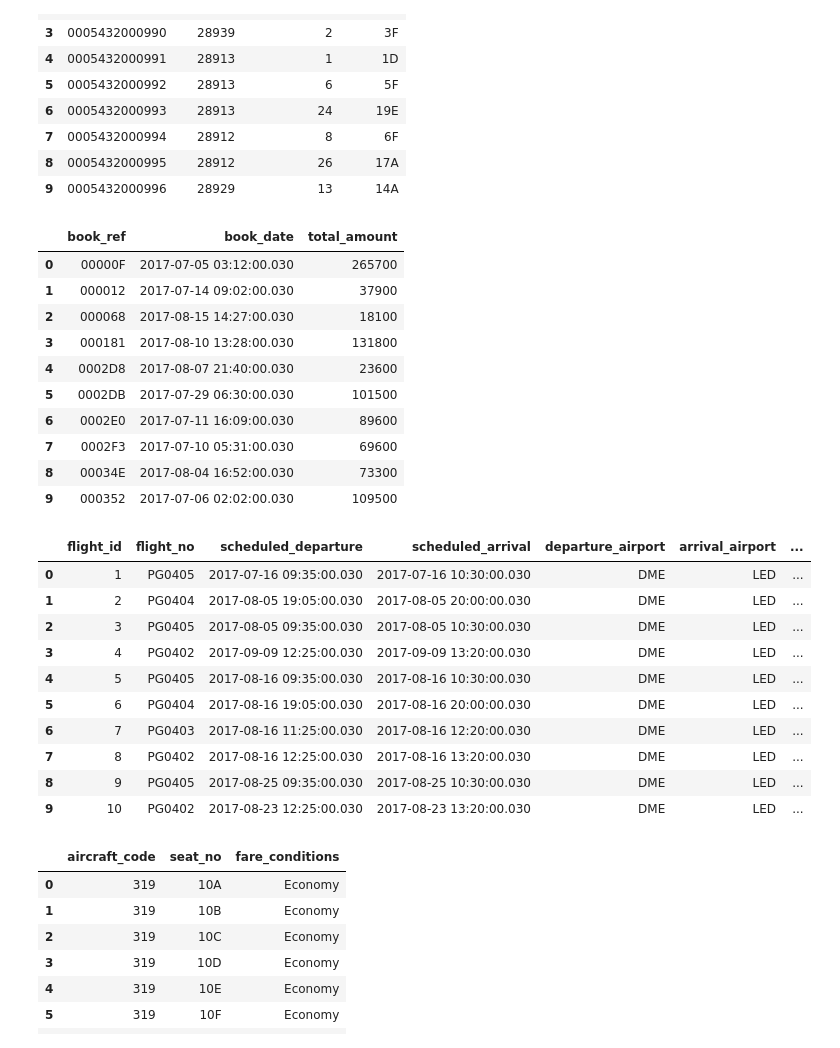
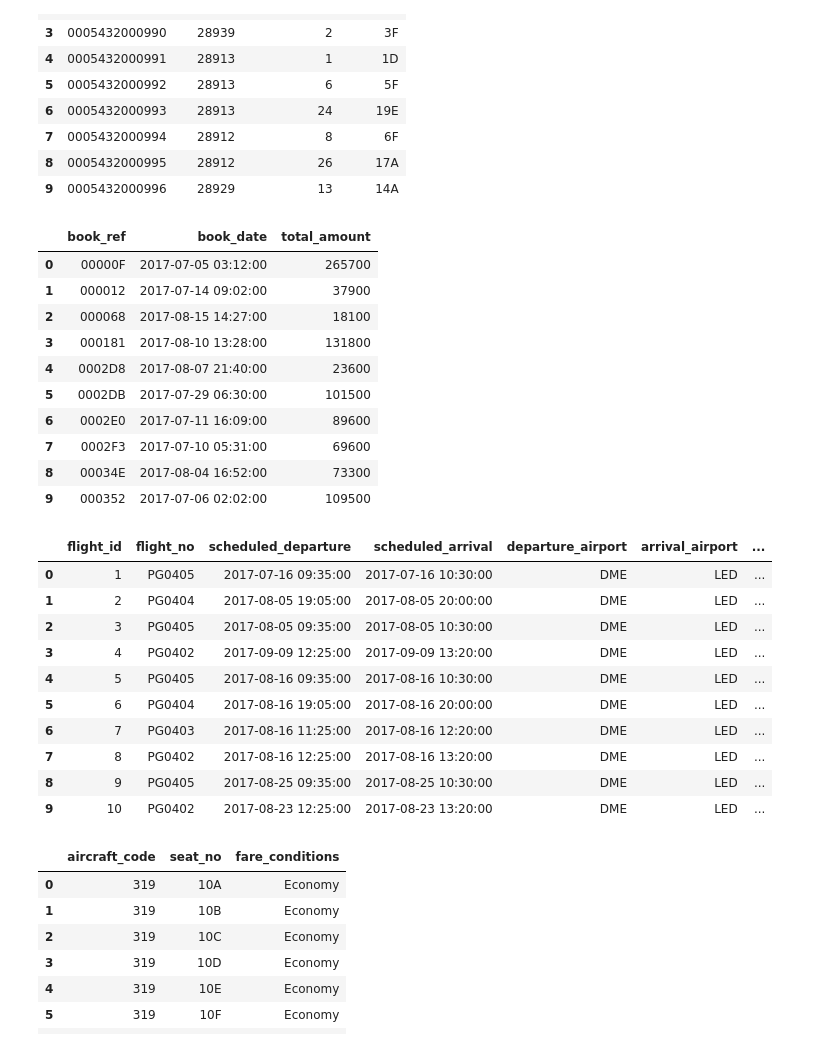
Before and after one commit to Marcelacamerota/ProyectoAerolinea, a Jupyter notebook: EDA/Data Exploration.ipynb, the cells around one changed output. Saved outputs shown, nothing was run; the diff lists cells and outputs as text; code cells hidden in the pictures.

```diff
--- a/EDA/Data Exploration.ipynb
+++ b/EDA/Data Exploration.ipynb
@@ -16,20 +13,3 @@ import warnings
 warnings.filterwarnings('ignore')
 # %% [markdown]
 Conectar a la base de datos en SQL Server
-# %%
-server = 'NOELIA'
-username = 'sa'  # Reemplaza con tu usuario de SQL Server
-password = 'Henry2024'  # Reemplaza con tu contraseña
-driver = 'ODBC Driver 17 for SQL Server'  # Asegúrate de que el driver esté instalado
-database = 'Airline'
-driver = 'ODBC Driver 17 for SQL Server'
-
-conn_str = f'DRIVER={{{driver}}}; SERVER={server};DATABASE={database};Trusted_Connection=yes;'
-
-try:
-    connection= pyodbc.connect(conn_str)
-    cursor = connection.cursor()
-    print (cursor) # Muestra el cursor si todo funciona correctamente
-
-except pyodbc.Error as e:
-    print("Error en la conexión:", e)
@@ -57,0 +41,14 @@ sysdiagrams
+# %%
+user = os.getenv('USER')
+pswd = os.getenv('PASSWORD')
+host = os.getenv('HOST')
+dbName = os.getenv('DB_NAME')
+port = int(os.getenv('PORT'))
+
+try:
+    connection = pymysql.connect(host = host, user = user, passwd = pswd, database = dbName, port = port)
+    cursor = connection.cursor()
+    print (cursor) # Muestra el cursor si todo funciona correctamente
+
+except pymysql.Error as e:
+    print("Error en la conexión:", e)
@@ -140,37 +139,37 @@ boarding_passes
 | 8 | 0005432000995 | 28912 | 26 | 17A |
 | 9 | 0005432000996 | 28929 | 13 | 14A |
 # %%
-query = "SELECT TOP 10 * FROM bookings;"
+query = "SELECT * FROM bookings LIMIT 10;"
 
 bookings = pd.read_sql_query(query, connection)
 bookings
 # %% [output]
 |  | book_ref | book_date | total_amount |
-| 0 | 00000F | 2017-07-05 03:12:00.030 | 265700 |
-| 1 | 000012 | 2017-07-14 09:02:00.030 | 37900 |
-| 2 | 000068 | 2017-08-15 14:27:00.030 | 18100 |
-| 3 | 000181 | 2017-08-10 13:28:00.030 | 131800 |
-| 4 | 0002D8 | 2017-08-07 21:40:00.030 | 23600 |
-| 5 | 0002DB | 2017-07-29 06:30:00.030 | 101500 |
-| 6 | 0002E0 | 2017-07-11 16:09:00.030 | 89600 |
-| 7 | 0002F3 | 2017-07-10 05:31:00.030 | 69600 |
-| 8 | 00034E | 2017-08-04 16:52:00.030 | 73300 |
-| 9 | 000352 | 2017-07-06 02:02:00.030 | 109500 |
+| 0 | 00000F | 2017-07-05 03:12:00 | 265700 |
+| 1 | 000012 | 2017-07-14 09:02:00 | 37900 |
+| 2 | 000068 | 2017-08-15 14:27:00 | 18100 |
+| 3 | 000181 | 2017-08-10 13:28:00 | 131800 |
+| 4 | 0002D8 | 2017-08-07 21:40:00 | 23600 |
+| 5 | 0002DB | 2017-07-29 06:30:00 | 101500 |
+| 6 | 0002E0 | 2017-07-11 16:09:00 | 89600 |
+| 7 | 0002F3 | 2017-07-10 05:31:00 | 69600 |
+| 8 | 00034E | 2017-08-04 16:52:00 | 73300 |
+| 9 | 000352 | 2017-07-06 02:02:00 | 109500 |
 # %%
-query = "SELECT TOP 10 * FROM flights;"
+query = "SELECT * FROM flights LIMIT 10;"
 
 flights = pd.read_sql_query(query, connection)
 flights
 # %% [output]
 |  | flight_id | flight_no | scheduled_departure | scheduled_arrival | departure_airport | arrival_airport | ... |
-| 0 | 1 | PG0405 | 2017-07-16 09:35:00.030 | 2017-07-16 10:30:00.030 | DME | LED | ... |
-| 1 | 2 | PG0404 | 2017-08-05 19:05:00.030 | 2017-08-05 20:00:00.030 | DME | LED | ... |
-| 2 | 3 | PG0405 | 2017-08-05 09:35:00.030 | 2017-08-05 10:30:00.030 | DME | LED | ... |
-| 3 | 4 | PG0402 | 2017-09-09 12:25:00.030 | 2017-09-09 13:20:00.030 | DME | LED | ... |
-| 4 | 5 | PG0405 | 2017-08-16 09:35:00.030 | 2017-08-16 10:30:00.030 | DME | LED | ... |
-| 5 | 6 | PG0404 | 2017-08-16 19:05:00.030 | 2017-08-16 20:00:00.030 | DME | LED | ... |
-| 6 | 7 | PG0403 | 2017-08-16 11:25:00.030 | 2017-08-16 12:20:00.030 | DME | LED | ... |
-| 7 | 8 | PG0402 | 2017-08-16 12:25:00.030 | 2017-08-16 13:20:00.030 | DME | LED | ... |
-| 8 | 9 | PG0405 | 2017-08-25 09:35:00.030 | 2017-08-25 10:30:00.030 | DME | LED | ... |
-| 9 | 10 | PG0402 | 2017-08-23 12:25:00.030 | 2017-08-23 13:20:00.030 | DME | LED | ... |
+| 0 | 1 | PG0405 | 2017-07-16 09:35:00 | 2017-07-16 10:30:00 | DME | LED | ... |
+| 1 | 2 | PG0404 | 2017-08-05 19:05:00 | 2017-08-05 20:00:00 | DME | LED | ... |
+| 2 | 3 | PG0405 | 2017-08-05 09:35:00 | 2017-08-05 10:30:00 | DME | LED | ... |
+| 3 | 4 | PG0402 | 2017-09-09 12:25:00 | 2017-09-09 13:20:00 | DME | LED | ... |
+| 4 | 5 | PG0405 | 2017-08-16 09:35:00 | 2017-08-16 10:30:00 | DME | LED | ... |
+| 5 | 6 | PG0404 | 2017-08-16 19:05:00 | 2017-08-16 20:00:00 | DME | LED | ... |
+| 6 | 7 | PG0403 | 2017-08-16 11:25:00 | 2017-08-16 12:20:00 | DME | LED | ... |
+| 7 | 8 | PG0402 | 2017-08-16 12:25:00 | 2017-08-16 13:20:00 | DME | LED | ... |
+| 8 | 9 | PG0405 | 2017-08-25 09:35:00 | 2017-08-25 10:30:00 | DME | LED | ... |
+| 9 | 10 | PG0402 | 2017-08-23 12:25:00 | 2017-08-23 13:20:00 | DME | LED | ... |
 # %%
```
Also changed, not shown: parts of 16 cells of this notebook.
